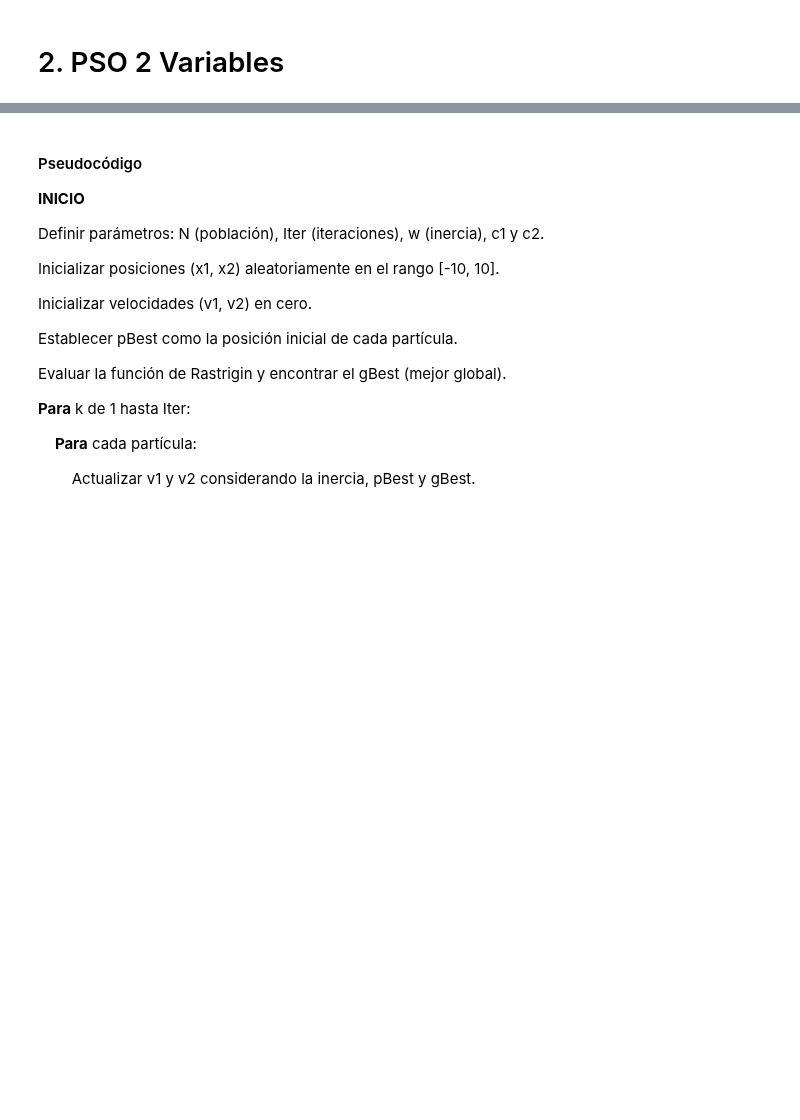
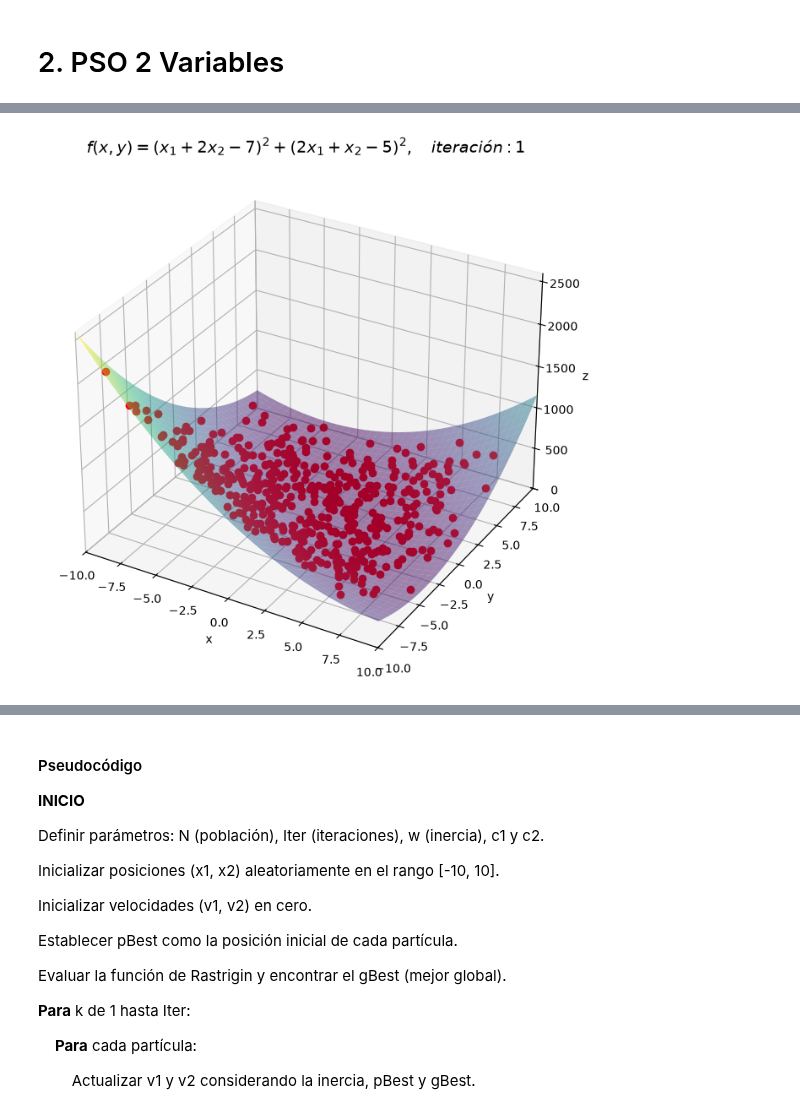
Before and after one commit to DayanniGodoy/MIA, a Jupyter notebook: Tarea3_MIA.ipynb, the cells around one changed output, grey strips where cells are left out. Cells and saved outputs as stored; diff of their text form; code cells hidden in the pictures; blank space fills up the shorter version.

```diff
--- a/Tarea3_MIA.ipynb
+++ b/Tarea3_MIA.ipynb
@@ -483,0 +560,86 @@ atracción ni de la inercia.
+# %%
+
+# Inicialización de la colonia
+num_pob = 500
+c1 = 0.5
+c2 = 0.5
+phi0 = 0.7 # Inercia
+
+# Población inicial aleatoria para x1 y x2 en el rango [-10, 10]
+x1p = (10 - (-10)) * np.random.rand(num_pob) + (-10)
+x2p = (10 - (-10)) * np.random.rand(num_pob) + (-10)
+
+# Mejor posición global
+x1pg = 0
+x2pg = 0
+fxpg = np.inf
+
+# Mejores posiciones locales (históricas)
+x1pL = np.copy(x1p)
+x2pL = np.copy(x2p)
+fxpL = np.ones(num_pob) * fxpg
+
+# Velocidades iniciales para ambas dimensiones
+vx1 = np.zeros(num_pob)
+vx2 = np.zeros(num_pob)
+
+# Activar modo interactivo para gráfica en vivo
+plt.ion()
+# CORRECCIÓN 1: Declarar el eje como 3D
+fig, ax = plt.subplots(figsize=(10, 8), subplot_kw={"projection": "3d"})
+
+# Movimiento de la población
+for k in range(100):
+    # Ecuaciones de movimiento (para x1 y x2)
+    vx1 = phi0 * vx1 + c1 * np.random.rand(num_pob) * (x1pL - x1p) + c2 * np.random.rand(num_pob) * (x1pg - x1p)
+    vx2 = phi0 * vx2 + c1 * np.random.rand(num_pob) * (x2pL - x2p) + c2 * np.random.rand(num_pob) * (x2pg - x2p)
+
+    x1p = x1p + vx1
+    x2p = x2p + vx2
+
+    # Evaluación de desempeño (Función de Booth)
+    fx = (x1p + 2*x2p - 7)**2 + (2*x1p + x2p - 5)**2
+
+    val = np.min(fx)
+    ind = np.argmin(fx)
+
+    # Actualizar mejor global para cada variable
+    if val < fxpg:
+        fxpg = val
+        x1pg = x1p[ind]
+        x2pg = x2p[ind]
+
+    # Actualizar mejor local (Vectorizado)
+    mejores = fx < fxpL
+    fxpL[mejores] = fx[mejores]
+    x1pL[mejores] = x1p[mejores]
+    x2pL[mejores] = x2p[mejores]
+
+    # Graficar valores
+    # Sección de gráfica 3D
+    if k == 0:
+        X, Y = np.meshgrid(np.arange(-10, 10.1, 0.5), np.arange(-10, 10.1, 0.5))
+        # Aquí puedes poner cualquier función, que sea la misma que estás optimizando
+        Z = (X + 2*Y - 7)**2 + (2*X + Y - 5)**2
+        ax.plot_surface(X, Y, Z, alpha = 0.5, cmap = 'viridis')
+        ax.set_xlim([-10, 10])
+        ax.set_ylim([-10, 10])
+        ax.set_zlim([0, np.max(Z)])
+
+        h1, = ax.plot(x1p, x2p, fx, 'or', markerfacecolor = 'r')
+
+        ax.set_xlabel('x')
+        ax.set_ylabel('y')
+        ax.set_zlabel('z')
+    else:
+        h1.set_data_3d(x1p, x2p, fx)
+
+    ax.set_title(rf'$f(x,y) = (x_1 + 2x_2 - 7)^2 + (2x_1 + x_2 - 5)^2, \quad iteración: {k+1}$', fontsize = 14)
+    plt.pause(0.05)
+
+plt.ioff()
+plt.show()
+
+print(f"Mejor global encontrado -> x1pg = {x1pg:.4f}, x2pg = {x2pg:.4f}, fxpg = {fxpg:.4f}")
+# %% [output]
+[figure, added]
```
Also changed, not shown: parts of 4 cells of this notebook.
